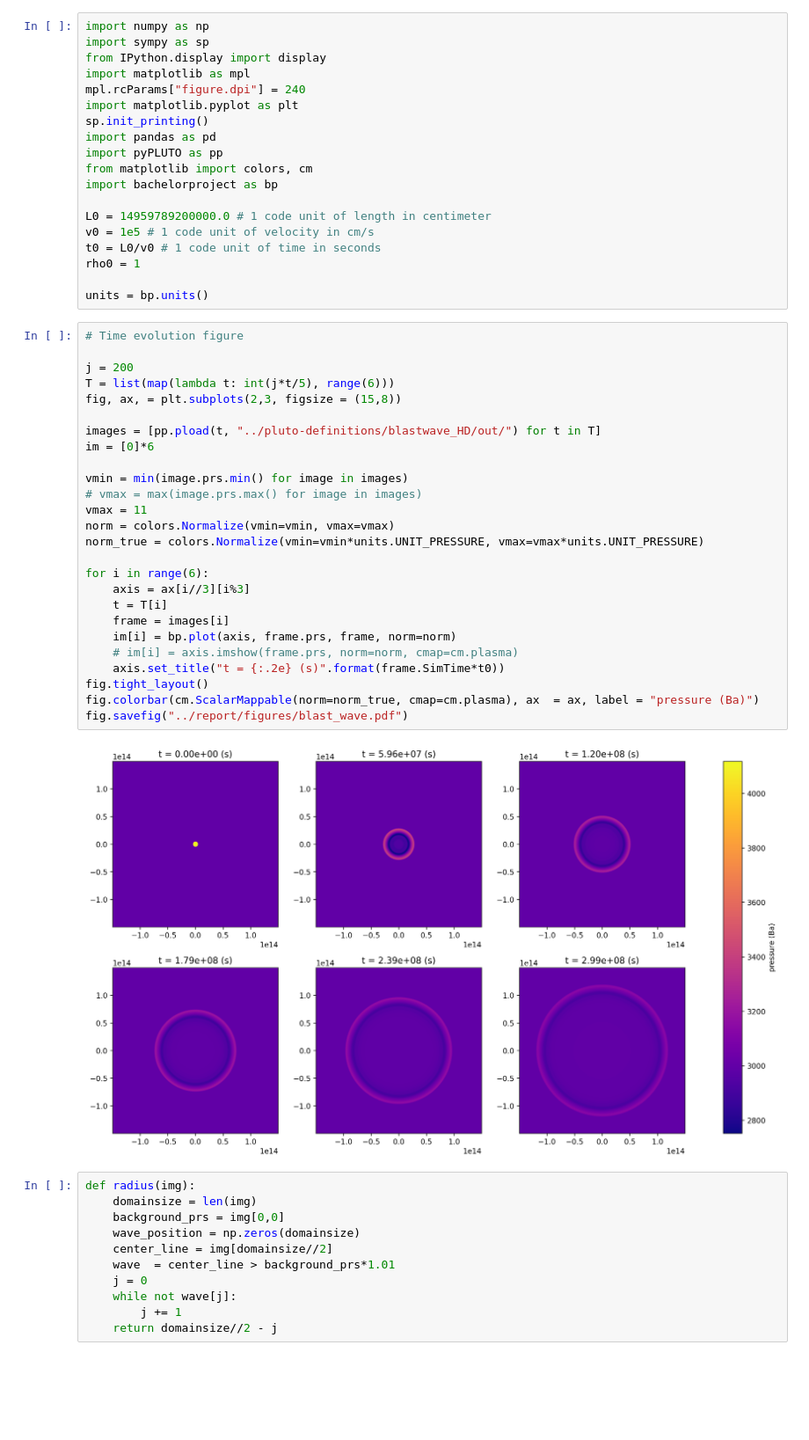
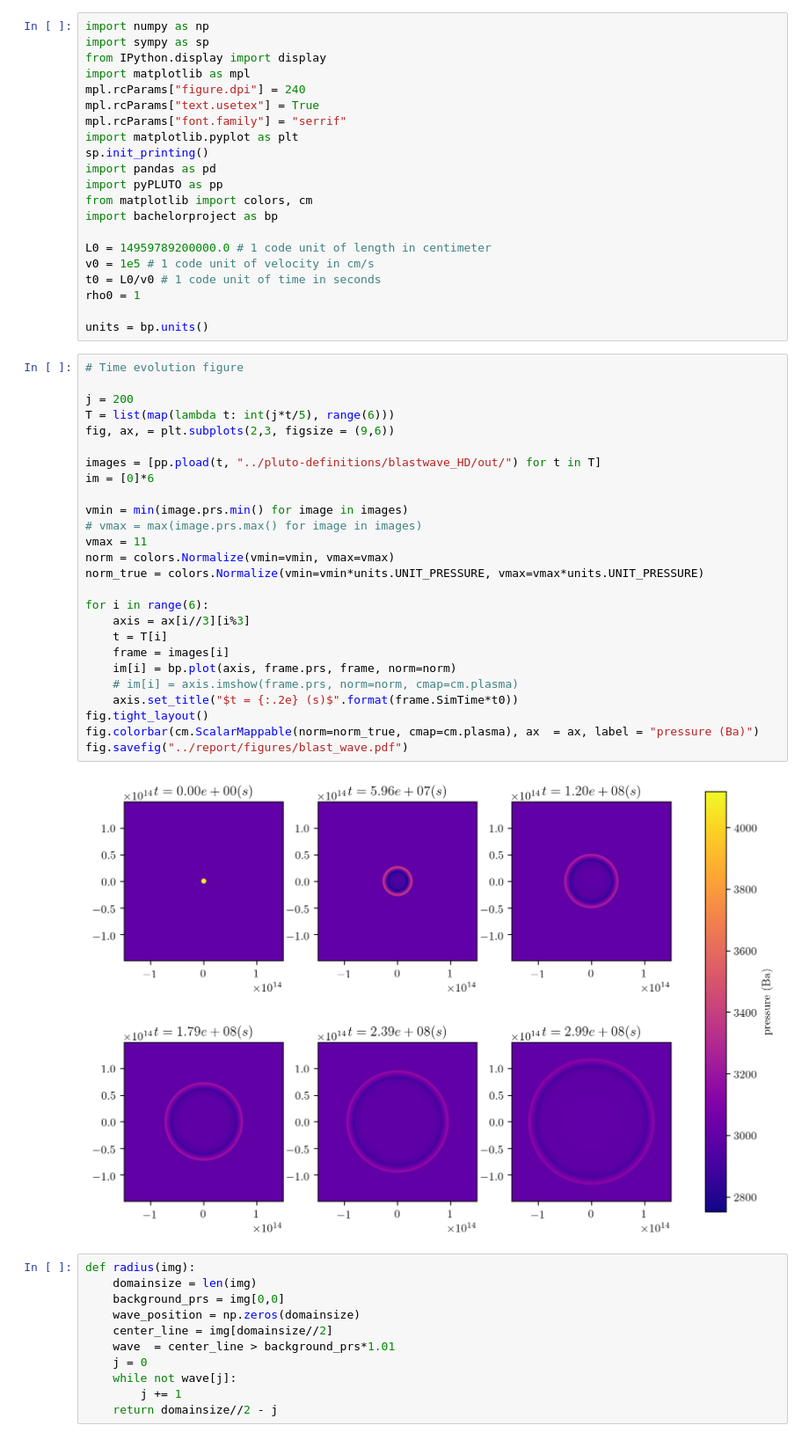
Before and after one commit to MichaelMaex/eindproject-2, a Jupyter notebook: notebooks/Blastwavelowpress.ipynb, the cells around one changed output. Shown at 88% size. Drawn from its saved outputs; the diff is of its cells as text; blank space fills up the shorter version.

Commit message:
add group speed diagrams and prettyfied figures

```diff
--- a/notebooks/Blastwavelowpress.ipynb
+++ b/notebooks/Blastwavelowpress.ipynb
@@ -4,6 +4,8 @@ import sympy as sp
 from IPython.display import display
 import matplotlib as mpl
 mpl.rcParams["figure.dpi"] = 240
+mpl.rcParams["text.usetex"] = True
+mpl.rcParams["font.family"] = "serrif"
 import matplotlib.pyplot as plt
 sp.init_printing()
 import pandas as pd
@@ -20,31 +22,31 @@ units = bp.units()
 # %%
 # Time evolution figure
 
 j = 200
 T = list(map(lambda t: int(j*t/5), range(6)))
-fig, ax, = plt.subplots(2,3, figsize = (15,8))
+fig, ax, = plt.subplots(2,3, figsize = (9,6))
 
 images = [pp.pload(t, "../pluto-definitions/blastwave_HD/out/") for t in T]
 im = [0]*6
 
 vmin = min(image.prs.min() for image in images)
 # vmax = max(image.prs.max() for image in images)
 vmax = 11
 norm = colors.Normalize(vmin=vmin, vmax=vmax)
 norm_true = colors.Normalize(vmin=vmin*units.UNIT_PRESSURE, vmax=vmax*units.UNIT_PRESSURE)
 
 for i in range(6):
     axis = ax[i//3][i%3]
     t = T[i]
     frame = images[i]
     im[i] = bp.plot(axis, frame.prs, frame, norm=norm)
     # im[i] = axis.imshow(frame.prs, norm=norm, cmap=cm.plasma)
-    axis.set_title("t = {:.2e} (s)".format(frame.SimTime*t0))
+    axis.set_title("$t = {:.2e} (s)$".format(frame.SimTime*t0))
 fig.tight_layout()
 fig.colorbar(cm.ScalarMappable(norm=norm_true, cmap=cm.plasma), ax  = ax, label = "pressure (Ba)")
 fig.savefig("../report/figures/blast_wave.pdf")
 # %% [output]
-[figure, old version]
+[figure, new version]
 # %%
 def radius(img):
     domainsize = len(img)
```
Also changed, not shown: parts of 2 cells of this notebook, 11 other files.
